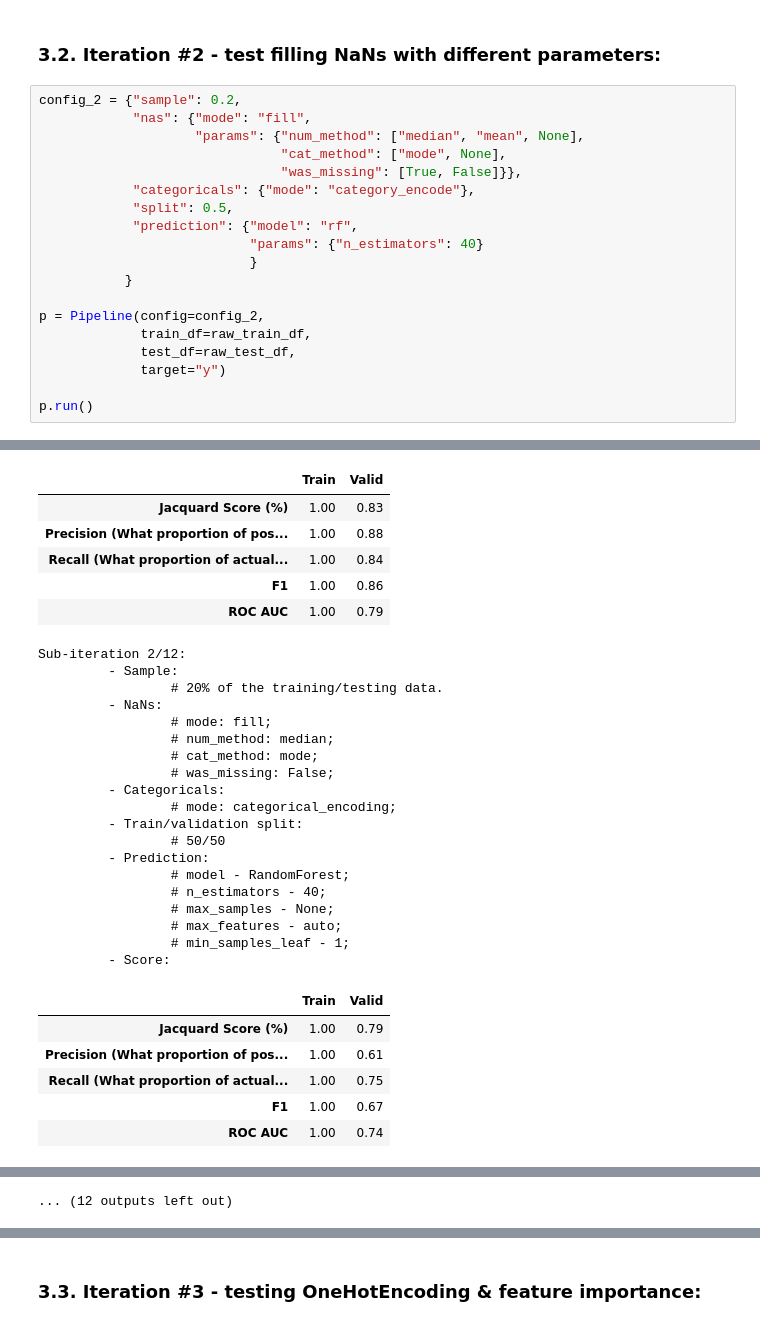
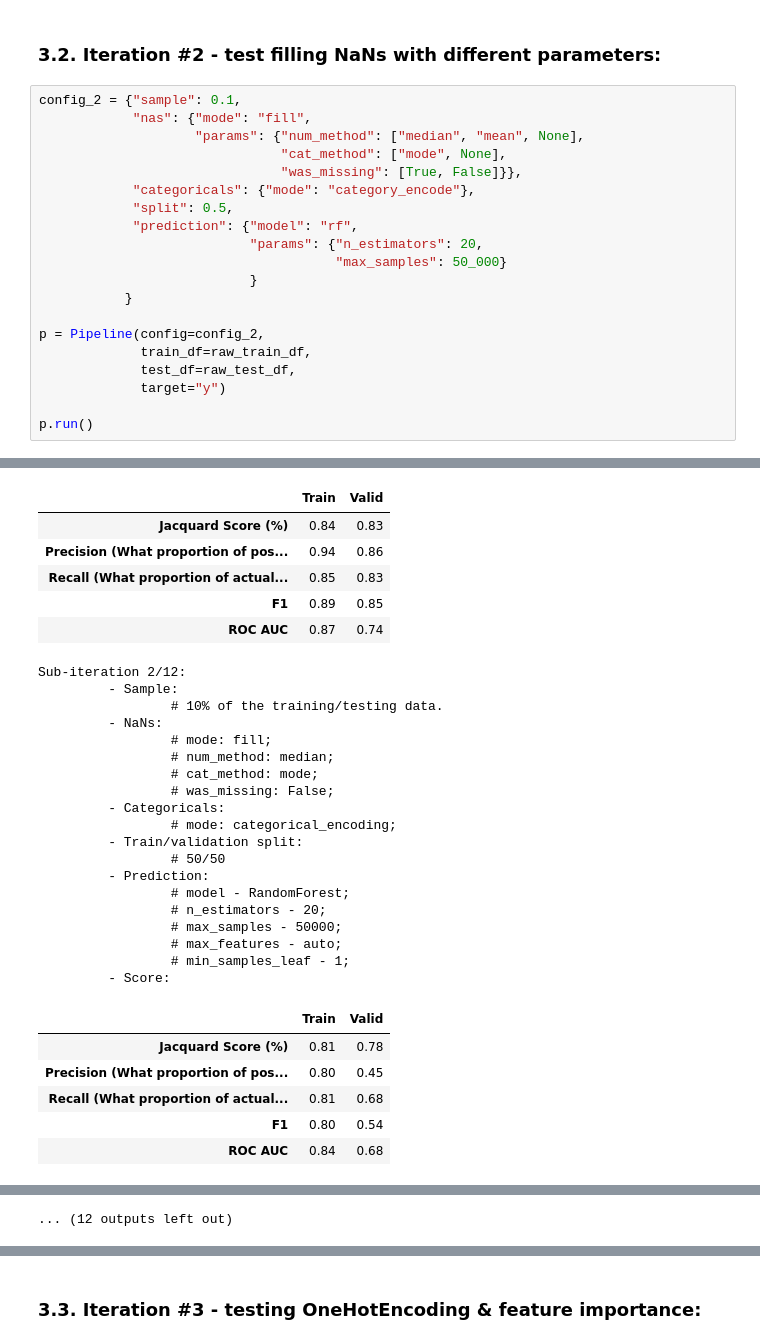
Before and after one commit to augustinasn/_data_science_projects, a Jupyter notebook: Notebook.ipynb, the cells around one changed output, grey strips where cells are left out. Cells and saved outputs as stored; diff of their text form.

```diff
--- a/Notebook.ipynb
+++ b/Notebook.ipynb
@@ -422,7 +240,7 @@ Sub-iteration 2/2:
 # %% [markdown]
 ### 3.2. Iteration #2 - test filling NaNs with different parameters:
 # %%
-config_2 = {"sample": 0.2,
+config_2 = {"sample": 0.1,
             "nas": {"mode": "fill",
                     "params": {"num_method": ["median", "mean", None],
                                "cat_method": ["mode", None],
@@ -430,7 +248,8 @@ config_2 = {"sample": 0.2,
             "categoricals": {"mode": "category_encode"},
             "split": 0.5,
             "prediction": {"model": "rf",
-                           "params": {"n_estimators": 40}
+                           "params": {"n_estimators": 20,
+                                      "max_samples": 50_000}
                            }
            }
 
@@ -460,36 +279,36 @@ Sub-iteration 1/12:
                  # max_features - auto;
                  # min_samples_leaf - 1;
          - Score:
 |  | Train | Valid |
-| Jacquard Score (%) | 1.00 | 0.83 |
-| Precision (What proportion of pos... | 1.00 | 0.88 |
-| Recall (What proportion of actual... | 1.00 | 0.84 |
-| F1 | 1.00 | 0.86 |
-| ROC AUC | 1.00 | 0.79 |
+| Jacquard Score (%) | 0.84 | 0.83 |
+| Precision (What proportion of pos... | 0.94 | 0.86 |
+| Recall (What proportion of actual... | 0.85 | 0.83 |
+| F1 | 0.89 | 0.85 |
+| ROC AUC | 0.87 | 0.74 |
 Sub-iteration 2/12:
          - Sample:
-                 # 20% of the training/testing data.
+                 # 10% of the training/testing data.
          - NaNs:
                  # mode: fill;
                  # num_method: median;
                  # cat_method: mode;
                  # was_missing: False;
          - Categoricals:
                  # mode: categorical_encoding;
          - Train/validation split:
                  # 50/50
          - Prediction:
                  # model - RandomForest;
-                 # n_estimators - 40;
-                 # max_samples - None;
+                 # n_estimators - 20;
+                 # max_samples - 50000;
                  # max_features - auto;
                  # min_samples_leaf - 1;
          - Score:
 |  | Train | Valid |
-| Jacquard Score (%) | 1.00 | 0.79 |
-| Precision (What proportion of pos... | 1.00 | 0.61 |
-| Recall (What proportion of actual... | 1.00 | 0.75 |
-| F1 | 1.00 | 0.67 |
-| ROC AUC | 1.00 | 0.74 |
+| Jacquard Score (%) | 0.81 | 0.78 |
+| Precision (What proportion of pos... | 0.80 | 0.45 |
+| Recall (What proportion of actual... | 0.81 | 0.68 |
+| F1 | 0.80 | 0.54 |
+| ROC AUC | 0.84 | 0.68 |
 Sub-iteration 3/12:
          - Sample:
```
Also changed, not shown: parts of 22 cells of this notebook, 8 other files.
